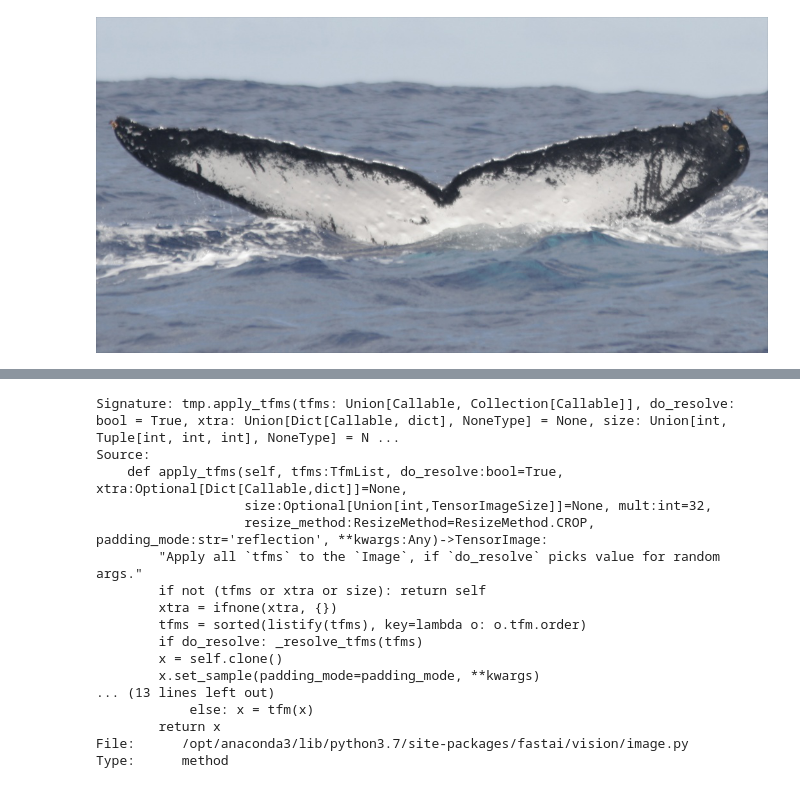
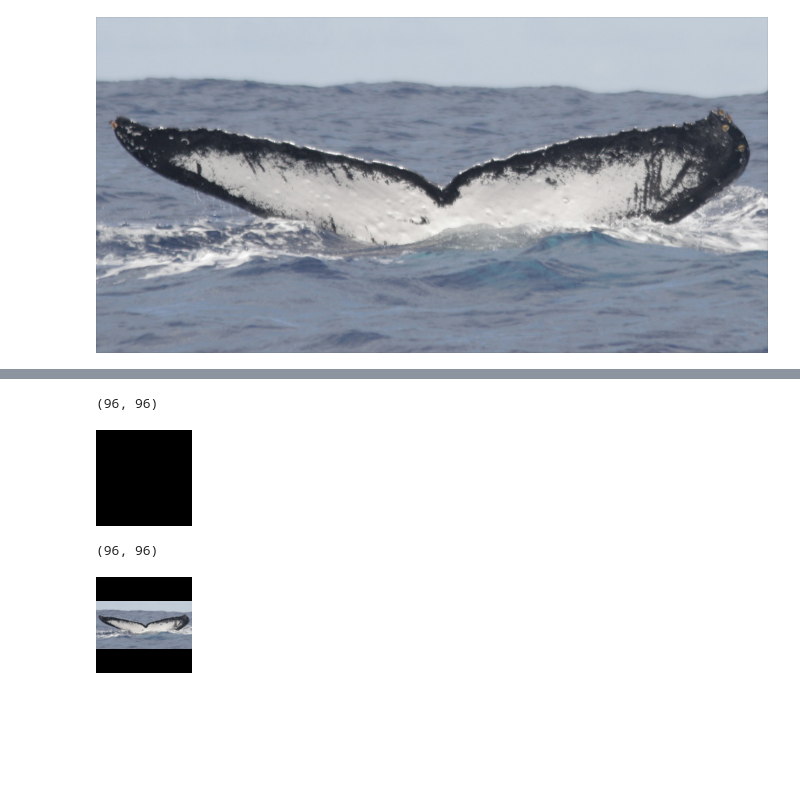
Before and after one commit to jachen36/humpback_kaggle, a Jupyter notebook: preprocess_image.ipynb, the cells around one changed output, grey strips where cells are left out. Saved outputs shown, nothing was run; the diff lists cells and outputs as text; code cells hidden in the pictures; blank space fills up the shorter version.

```diff
--- a/preprocess_image.ipynb
+++ b/preprocess_image.ipynb
@@ -183,20 +98,14 @@ Call docstring:  Calc now if `args` passed; else create a transform called prob
-# %%
-tmp.apply_tfms??
-# %% [output]
-Signature: tmp.apply_tfms(tfms: Union[Callable, Collection[Callable]], do_resolve: bool = True, xtra: Union[Dict[Callable, dict], NoneType] = None, size: Union[int, Tuple[int, int, int], NoneType] = N ...
-Source:
-    def apply_tfms(self, tfms:TfmList, do_resolve:bool=True, xtra:Optional[Dict[Callable,dict]]=None,
-                   size:Optional[Union[int,TensorImageSize]]=None, mult:int=32,
-                   resize_method:ResizeMethod=ResizeMethod.CROP, padding_mode:str='reflection', **kwargs:Any)->TensorImage:
-        "Apply all `tfms` to the `Image`, if `do_resolve` picks value for random args."
-        if not (tfms or xtra or size): return self
-        xtra = ifnone(xtra, {})
-        tfms = sorted(listify(tfms), key=lambda o: o.tfm.order)
-        if do_resolve: _resolve_tfms(tfms)
-        x = self.clone()
-        x.set_sample(padding_mode=padding_mode, **kwargs)
-... (13 lines left out)
-            else: x = tfm(x)
-        return x
-File:      /opt/anaconda3/lib/python3.7/site-packages/fastai/vision/image.py
-Type:      method
+# %%
+new_img = PIL.Image.new('RGB', (96, 96))
+print(new_img.size)
+new_img
+# %% [output]
+(96, 96)
+[figure, added]
+# %%
+new_img.paste(img, ((96 - img.size[0])//2, (96 - img.size[1])//2))
+print(new_img.size)
+new_img
+# %% [output]
+(96, 96)
+[figure, added]
```
Also changed, not shown: parts of 30 cells of this notebook.
